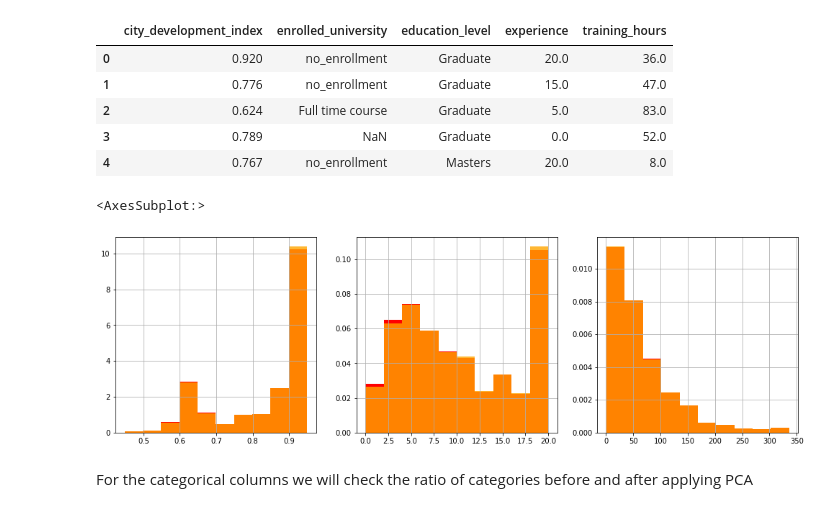
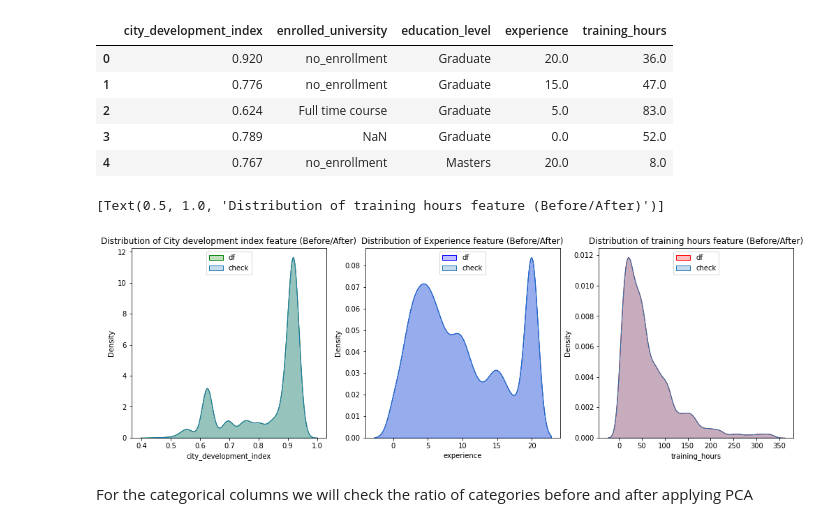
Before and after one commit to yuvraaj2002/Old_projects, a Jupyter notebook: DS job and salary prediction/DS_job_prediction.ipynb, the cells around one changed output. Saved outputs shown, nothing was run; the diff lists cells and outputs as text; code cells hidden in the pictures.

Commit message:
Added title and legend to the kdeplot

```diff
--- a/DS job and salary prediction/DS_job_prediction.ipynb
+++ b/DS job and salary prediction/DS_job_prediction.ipynb
@@ -153,18 +154,24 @@ check.dropna(inplace=True)
 # %%
 # Now let's visualize the distributions before and after implemnting CCA on numerical features
 fig, ax = plt.subplots(1, 3, figsize=(17, 5))
 
-df['city_development_index'].hist(ax=ax[0], density=True, color='red')
-check['city_development_index'].hist(ax=ax[0], color='orange', density=True, alpha=0.8)
+sns.kdeplot(df['city_development_index'], shade=True,ax=ax[0], color='green', label='df')
+sns.kdeplot(check['city_development_index'], shade=True,ax=ax[0], label='check')
+ax[0].legend(loc='upper center')
+ax[0].set(title='Distribution of City development index feature (Before/After)')
 
-df['experience'].hist(ax=ax[1], density=True, color='red')
-check['experience'].hist(ax=ax[1], color='orange', density=True, alpha=0.8)
+sns.kdeplot(df['experience'], shade=True,ax=ax[1], color='blue', label='df')
+sns.kdeplot(check['experience'], shade=True,ax=ax[1], label='check')
+ax[1].legend(loc='upper center')
+ax[1].set(title='Distribution of Experience feature (Before/After)')
 
-df['training_hours'].hist(ax=ax[2], density=True, color='red')
-check['training_hours'].hist(ax=ax[2], color='orange', density=True, alpha=0.8)
+sns.kdeplot(df['training_hours'], shade=True,ax=ax[2], color='red', label='df')
+sns.kdeplot(check['training_hours'], shade=True,ax=ax[2], label='check')
+ax[2].legend(loc='upper center')
+ax[2].set(title='Distribution of training hours feature (Before/After)')
 # %% [output]
-<AxesSubplot:>
+[Text(0.5, 1.0, 'Distribution of training hours feature (Before/After)')]
-[figure, old version]
+[figure, new version]
 # %% [markdown]
 For the categorical columns we will check the ratio of categories before and after applying PCA
 # %%
```
Also changed, not shown: parts of 8 cells of this notebook.
